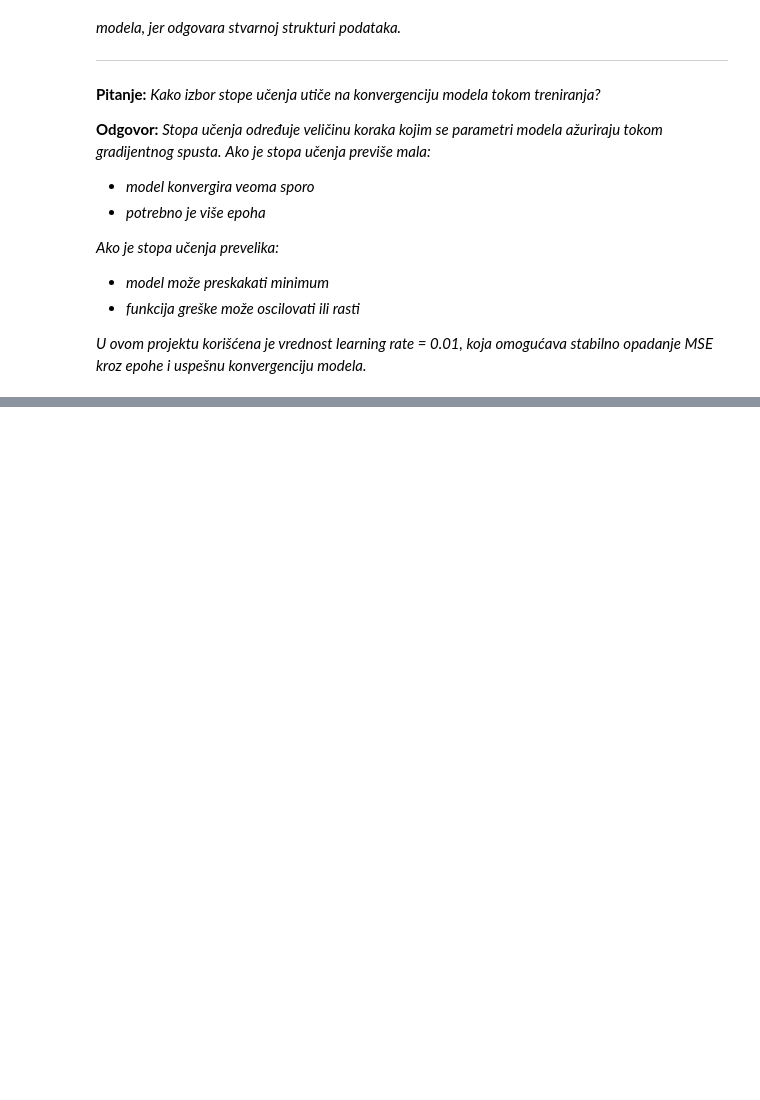
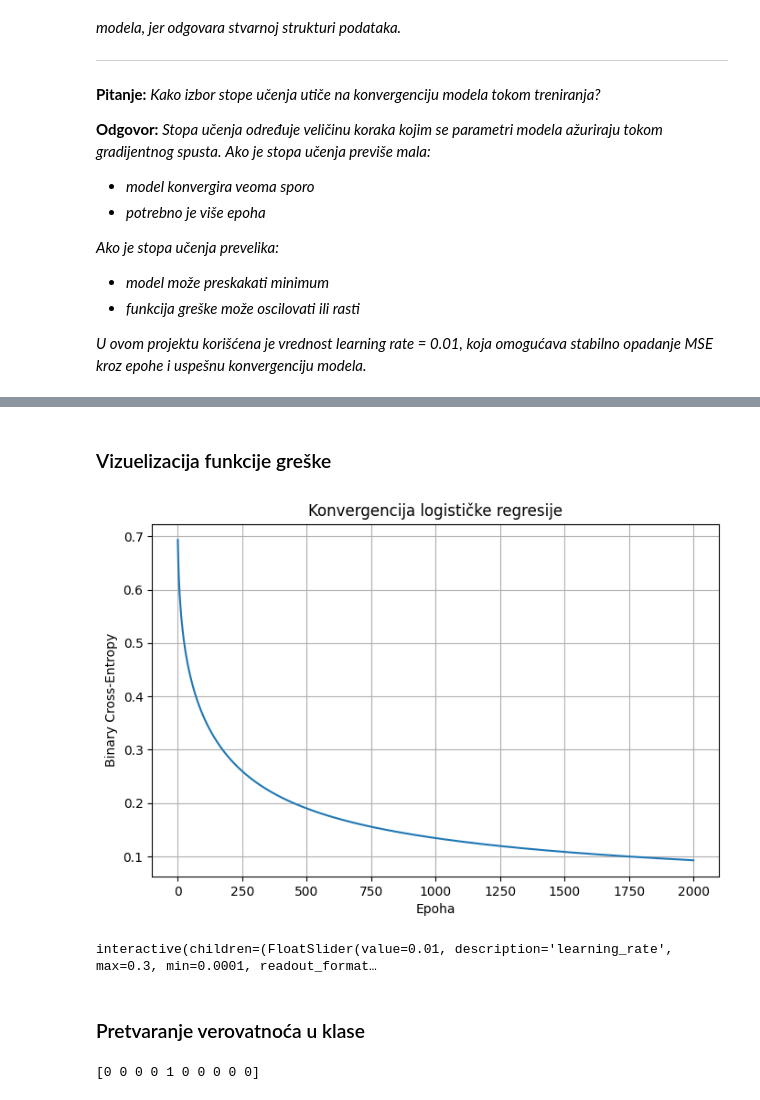
Before and after one commit to zeljkovicm/mlalg, a Jupyter notebook: ml_zavrsni_projekat.ipynb, the cells around one changed output, grey strips where cells are left out. Saved outputs shown, nothing was run; the diff lists cells and outputs as text; code cells hidden in the pictures; blank space fills up the shorter version.

```diff
--- a/ml_zavrsni_projekat.ipynb
+++ b/ml_zavrsni_projekat.ipynb
@@ -447,0 +765,5 @@ U ovom primeru polinomijalna transformacija drugog stepena daje bolji rezultat o
+# %%
+def compute_gradient_logistic(X, y_real, y_predicted):
+  m = len(y_real)
+  gradient = (1/m) * (X.T @ (y_predicted - y_real))
+  return gradient
@@ -447,0 +778,22 @@ U ovom primeru polinomijalna transformacija drugog stepena daje bolji rezultat o
+# %%
+theta_logistic, loss_history_logistic = gradient_descent(
+    features_cls_final,
+    target_cls,
+    predict_function=predict_logistic,
+    loss_function=binary_cross_entropy,
+    gradient_function=compute_gradient_logistic,
+    learning_rate=0.01,
+    epochs=2000
+)
+# %% [markdown]
+### Vizuelizacija funkcije greške
+# %%
+plt.figure(figsize=(8, 5))
+plt.plot(loss_history_logistic)
+plt.xlabel("Epoha")
+plt.ylabel("Binary Cross-Entropy")
+plt.title("Konvergencija logističke regresije")
+plt.grid(True)
+plt.show()
+# %% [output]
+[figure, added]
@@ -447,0 +810,27 @@ U ovom primeru polinomijalna transformacija drugog stepena daje bolji rezultat o
+# %%
+@widgets.interact(
+    learning_rate = widgets.FloatSlider(value=0.01, min=0.0001, max=0.3,  step=0.0001, readout_format='.4f'),
+    epochs        = widgets.IntSlider  (value=2000, min=10,    max=3000, step=10)
+)
+def plot_bce(learning_rate, epochs):
+    _, loss_history = gradient_descent(
+        features_cls_final,
+        target_cls,
+        predict_function=predict_logistic,
+        loss_function=binary_cross_entropy,
+        gradient_function=compute_gradient_logistic,
+        learning_rate=learning_rate,
+        epochs=epochs
+    )
+
+    plt.figure(figsize=(8, 5))
+    plt.plot(loss_history, color='steelblue', linewidth=2)
+    plt.xlabel("Epoha")
+    plt.ylabel("Binary cross-entropy")
+    plt.title(f"Learning rate={learning_rate} | Epohe={epochs}")
+    plt.grid(True, alpha=0.3)
+    plt.show()
+# %% [output]
+interactive(children=(FloatSlider(value=0.01, description='learning_rate', max=0.3, min=0.0001, readout_format…
+# %% [markdown]
+### Pretvaranje verovatnoća u klase
@@ -447,0 +840,4 @@ U ovom primeru polinomijalna transformacija drugog stepena daje bolji rezultat o
+# %%
+print(final_predictions[:10])
+# %% [output]
+[0 0 0 0 1 0 0 0 0 0]
```
Also changed, not shown: parts of 57 cells of this notebook.
